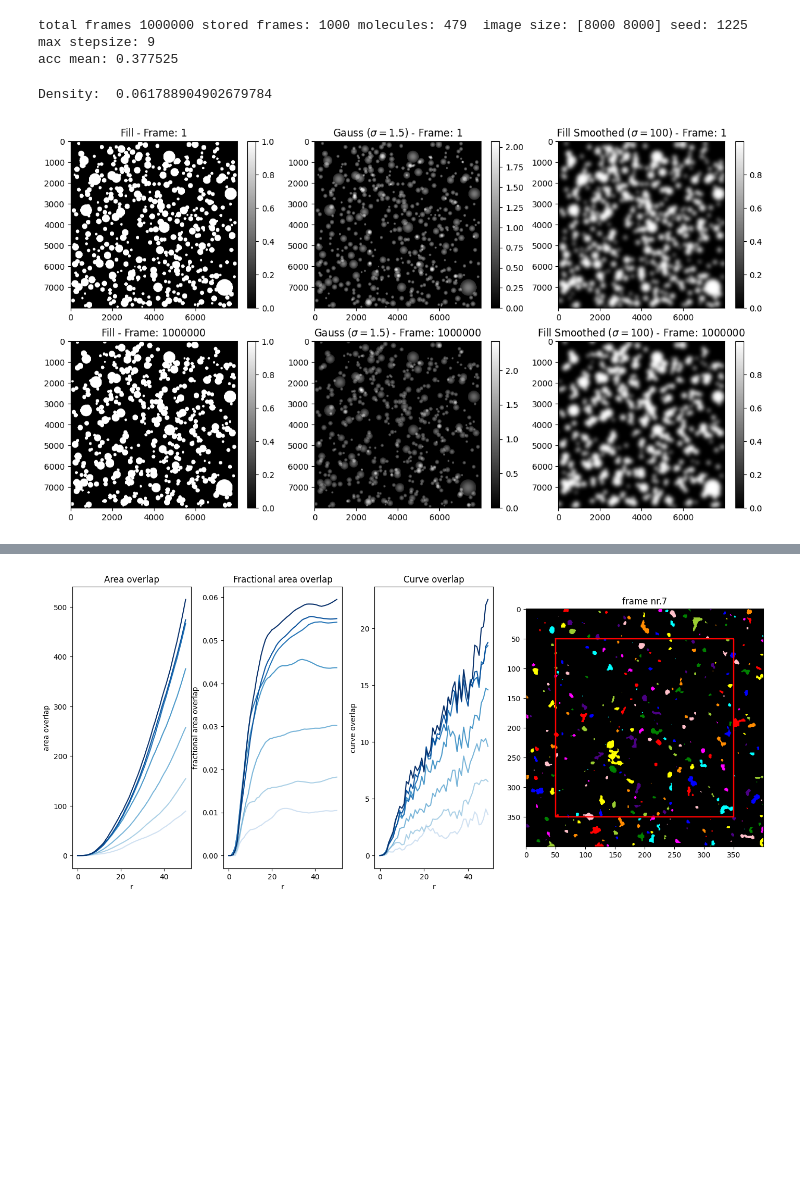
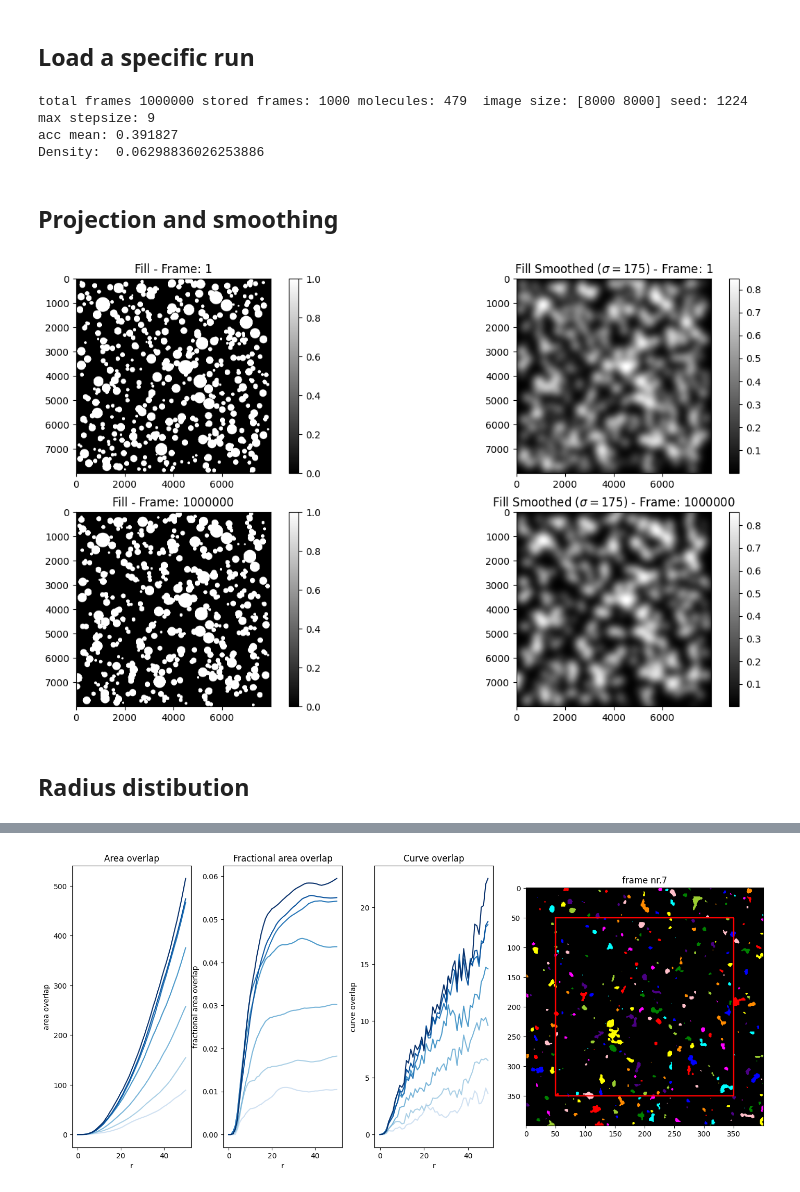
Before and after one commit to D-Gaard/MoleculeSim, a Jupyter notebook: visSimulation.ipynb, the cells around one changed output, grey strips where cells are left out. Saved outputs shown, nothing was run; the diff lists cells and outputs as text; code cells hidden in the pictures; blank space fills up the shorter version.

```diff
--- a/visSimulation.ipynb
+++ b/visSimulation.ipynb
@@ -147,11 +138,12 @@ WARNING: Imported VTK version (9.3) does not match the one used
 #65 4000 200_00 5 - 0.06  -simV3R_200_3000_214142_5_1000_66d8a.npy
 
 #65 2500 200_000 5 0.10 - coagulation ikke helt så god - simV3R_200_2500_214142_5_1000_72d01.npy
+# %% [markdown]
+## Load a specific run
 # %%
 # load radius and all molecule positions
-filename = "simV3R_1000_8000_1225_9_1000_4bf88.npy"
+filename = r"Data\6P\simV3R_1000_8000_1224_9_1000_89542.npy" # name, num frames saved, boxsize x and y, seed, stepsize, frames skiped, uniqe chars
 filename_split = filename.split("_")
-#points, radii= old_load(filename)
 points, radii, acc = mc.load_molecule_steps(filename)
 
 #sim values:
@@ -165,93 +157,88 @@ box_size = np.array([size_const,size_const,1000]) #may need to set the z value t
 
 #image values
 image_size = np.array([size_const,size_const])
-sigma_scale = 1.5 #gauss values for individual circles
 sigma_smooth = 175 #gauss smoothing
 
 frames = [0,len(points) - 1] #select frames to plot
 print("total frames", num_frames * skip_frames, "stored frames:" , num_frames, "molecules:",  num_molecules ," image size:", image_size , "seed:",seed, "max stepsize:",max_stepsize)
 print("acc mean:", np.mean(acc))
+
+#volume fraciton:
+box_vol = int(box_size[0])*int(box_size[1])*int(box_size[2])
+sphere_vol = 0
+for r in radii:
+  sphere_vol += ((4/3)*r**3*np.pi)
+
+print("Density: ", sphere_vol/box_vol)
 # %% [output]
-total frames 1000000 stored frames: 1000 molecules: 479  image size: [8000 8000] seed: 1225 max stepsize: 9
-acc mean: 0.377525
+total frames 1000000 stored frames: 1000 molecules: 479  image size: [8000 8000] seed: 1224 max stepsize: 9
+acc mean: 0.391827
+Density:  0.06298836026253886
 # %%
-#plot
-plot_imgs = True#False#
+#plots:
+projections = True#False#
 radius_plot = True#False#
+post_process = True#False#
 
-animate =  False#True#
-video = True#False#
+#animation:
+animate =  True#False#
 
 #stats:
 stats =True #False #
 avg_dist_stats = False#True#
 overlap_stats = False #True#
 avg_kdist_stats =True#False#
-rate_stats = True#False #
+rate_stats = True#False#
+
+#video  & rsm
+rsm = True #False#
+video = True#False#
-# %%
-#volume fraciton:
-box_vol = int(box_size[0])*int(box_size[1])*int(box_size[2])
-sphere_vol = 0
-for r in radii:
-  sphere_vol += ((4/3)*r**3*np.pi)
-
-print("Density: ", sphere_vol/box_vol)
-# %% [output]
-Density:  0.061788904902679784
+# %% [markdown]
+## Projection and smoothing
 # %%
-imgs_gauss = []
 imgs_fill = []
 imgs_fill_smooth = []
+num_cols = 2
 
-if plot_imgs:
+if projections:
   #plot frames
 
   plt.figure(figsize=(15,4*len(frames)))
   for i,f in tqdm(enumerate(frames)):
 
     _p2dr = list(zip(np.array(points[f])[:,:2],radii)) # all depths
-
-    #specific depths
-    #depth = xxxx
-    #_test = [points[f][x] for x in range(num_molecules) if points[f][x][2] < (depth)]
-    #_p2dr = list(zip(np.array(_test)[:,:2],radii))
 
     _frame_val = f #this conversion probably works best for first and last frame (may need the verify)
     if f == 0:
       _frame_val = 1
     else:
       _frame_val = (_frame_val + 1) * skip_frames
 
     #Hard fill
-    plt.subplot(len(frames),3,(i)*3+1)
+    plt.subplot(len(frames),num_cols,(i)*num_cols+1)
     plt.title(f"Fill - Frame: {_frame_val}")
     _img_fill = i32.get_3d_to_2d_img(_p2dr,image_size)
 
     im_ratio = _img_fill.shape[0]/_img_fill.shape[1]
     plt.imshow(_img_fill,cmap="gray")
     plt.colorbar(fraction=0.045 * im_ratio)
 
-    #gauss fill
-    plt.subplot(len(frames),3,(i)*3+2)
-    plt.title(f"Gauss ($\sigma =${sigma_scale}) - Frame: {_frame_val}")
-    _img_gauss = i32.get_3d_to_2d_img_gauss(_p2dr,image_size,sigma_scale)
-    plt.imshow(_img_gauss,cmap="gray")
-    plt.colorbar(fraction=0.045 * im_ratio)
 
     #gauss on hard fill:
-    plt.subplot(len(frames),3,(i)*3+3)
+    plt.subplot(len(frames),num_cols,(i)*num_cols+2)
     plt.title(f"Fill Smoothed ($\sigma =${sigma_smooth}) - Frame: {_frame_val}")
     _img_smooth = i32.gauss2dimg(_img_fill,sigma_smooth)
     plt.imshow(_img_smooth,cmap="gray")
     plt.colorbar(fraction=0.045 * im_ratio)
 
     imgs_fill.append(_img_fill)
-    imgs_gauss.append(_img_gauss)
     imgs_fill_smooth.append(_img_smooth)
 
   plt.show()
 # %% [output]
-[figure, old version]
+[figure, new version]
+# %% [markdown]
+## Radius distibution
 # %%
 #radius distribution
 if radius_plot:
```
Also changed, not shown: parts of 19 cells of this notebook, 6 other files.
